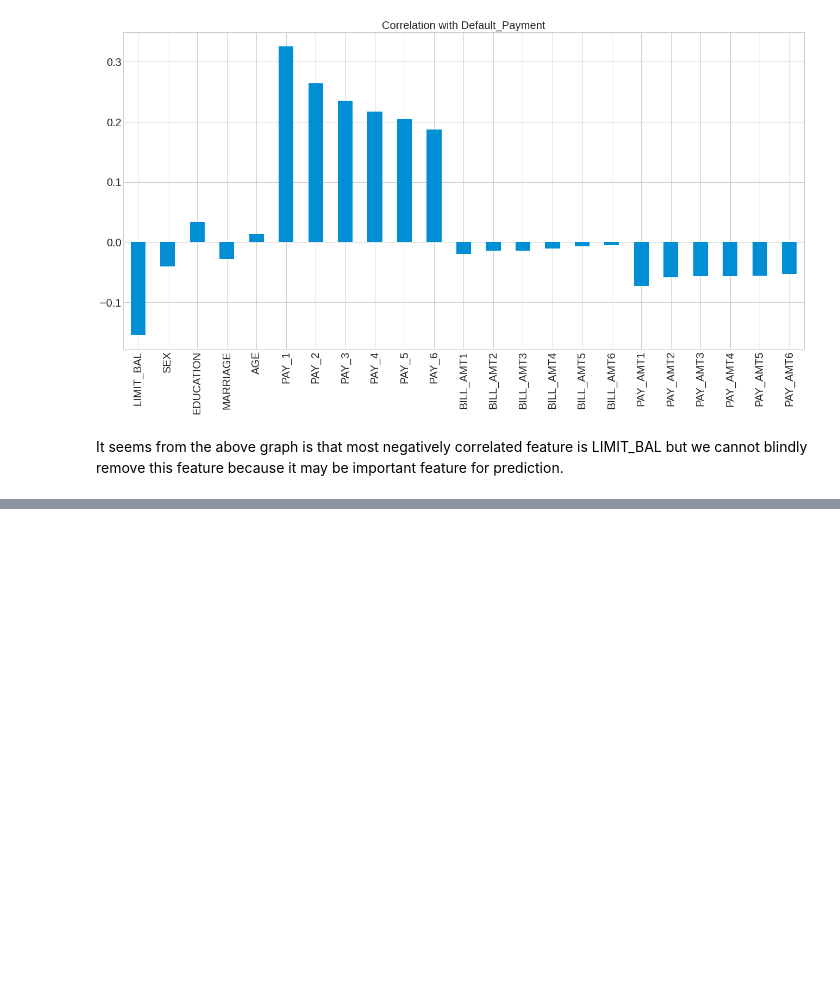
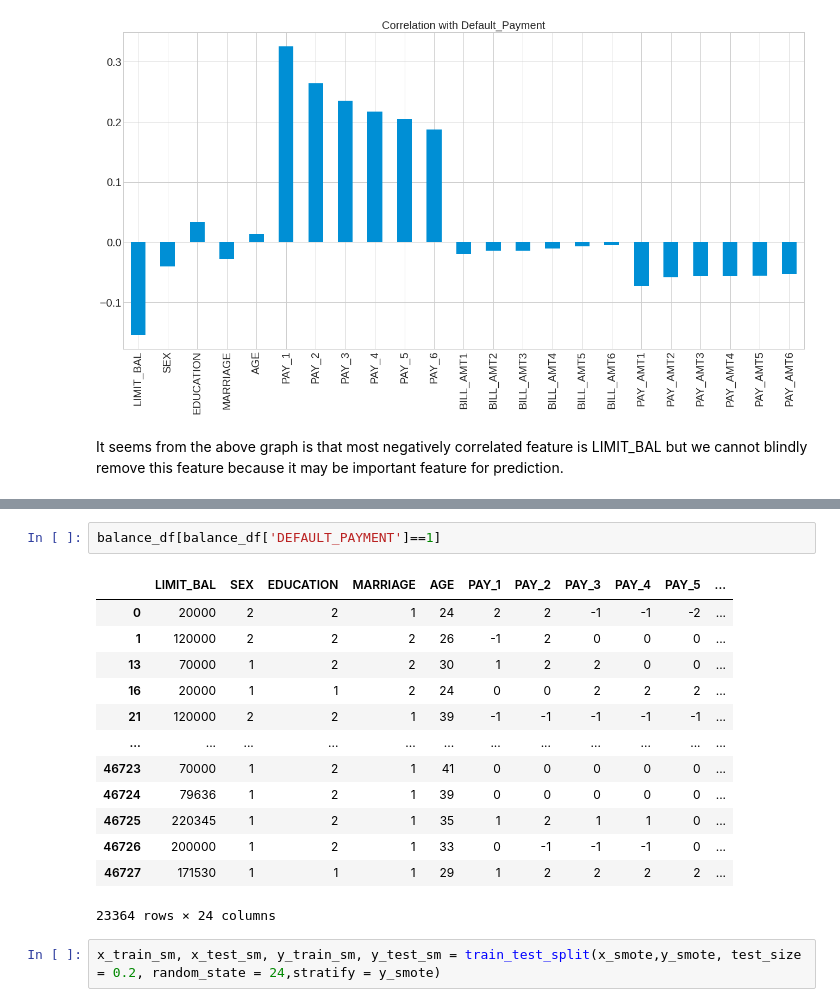
Before and after one commit to Anupam8858/Credit-Card-Default-Prediction, a Jupyter notebook: Credit_Card_Default_Prediction_Capstone_Project.ipynb, the cells around one changed output, grey strips where cells are left out. Drawn from its saved outputs; the diff is of its cells as text; blank space fills up the shorter version.

```diff
--- a/Credit_Card_Default_Prediction_Capstone_Project.ipynb
+++ b/Credit_Card_Default_Prediction_Capstone_Project.ipynb
@@ -350,0 +382,18 @@ It seems from the above graph is that most negatively correlated feature is LIMI
+# %%
+balance_df[balance_df['DEFAULT_PAYMENT']==1]
+# %% [output]
+|  | LIMIT_BAL | SEX | EDUCATION | MARRIAGE | AGE | PAY_1 | PAY_2 | PAY_3 | PAY_4 | PAY_5 | ... |
+| 0 | 20000 | 2 | 2 | 1 | 24 | 2 | 2 | -1 | -1 | -2 | ... |
+| 1 | 120000 | 2 | 2 | 2 | 26 | -1 | 2 | 0 | 0 | 0 | ... |
+| 13 | 70000 | 1 | 2 | 2 | 30 | 1 | 2 | 2 | 0 | 0 | ... |
+| 16 | 20000 | 1 | 1 | 2 | 24 | 0 | 0 | 2 | 2 | 2 | ... |
+| 21 | 120000 | 2 | 2 | 1 | 39 | -1 | -1 | -1 | -1 | -1 | ... |
+| ... | ... | ... | ... | ... | ... | ... | ... | ... | ... | ... | ... |
+| 46723 | 70000 | 1 | 2 | 1 | 41 | 0 | 0 | 0 | 0 | 0 | ... |
+| 46724 | 79636 | 1 | 2 | 1 | 39 | 0 | 0 | 0 | 0 | 0 | ... |
+| 46725 | 220345 | 1 | 2 | 1 | 35 | 1 | 2 | 1 | 1 | 0 | ... |
+| 46726 | 200000 | 1 | 2 | 1 | 33 | 0 | -1 | -1 | -1 | 0 | ... |
+| 46727 | 171530 | 1 | 1 | 1 | 29 | 1 | 2 | 2 | 2 | 2 | ... |
+23364 rows × 24 columns
+# %%
+x_train_sm, x_test_sm, y_train_sm, y_test_sm = train_test_split(x_smote,y_smote, test_size = 0.2, random_state = 24,stratify = y_smote)
```
Also changed, not shown: parts of 8 cells of this notebook.
